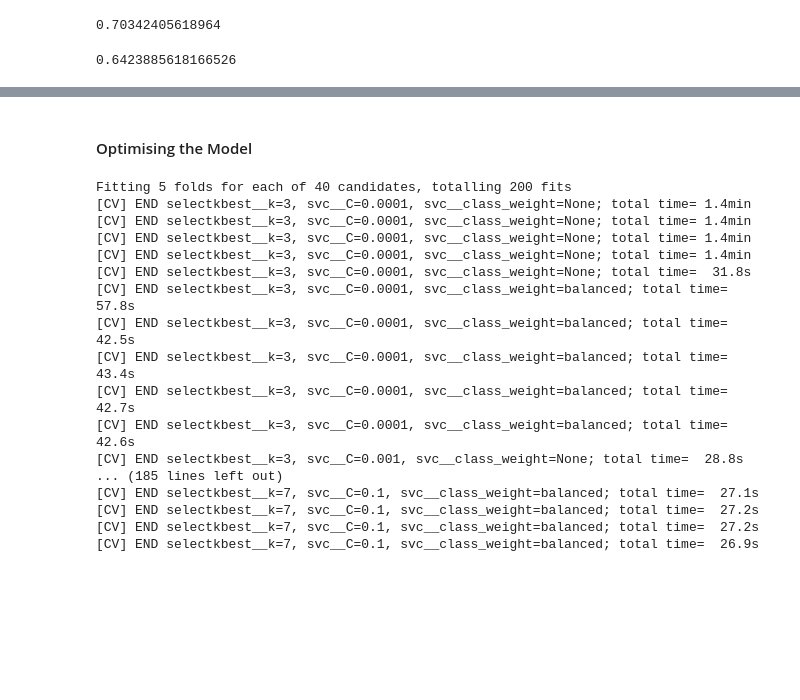
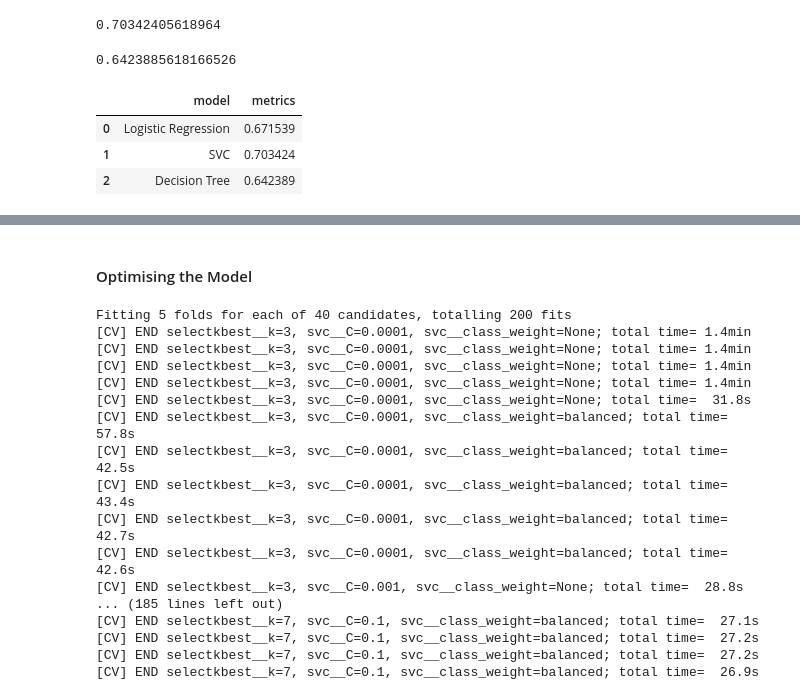
Before and after one commit to s-patel12/data_science_nanodegree, a Jupyter notebook: Capstone_Project_Starbucks/Starbucks_Capstone_notebook.ipynb, the cells around one changed output, grey strips where cells are left out. Saved outputs shown, nothing was run; the diff lists cells and outputs as text; code cells hidden in the pictures; blank space fills up the shorter version.

```diff
--- a/Capstone_Project_Starbucks/Starbucks_Capstone_notebook.ipynb
+++ b/Capstone_Project_Starbucks/Starbucks_Capstone_notebook.ipynb
@@ -1127,4 +1116,10 @@ accuracy_3
 0.6423885618166526
 # %%
 metrics_df = pd.DataFrame({'model':['Logistic Regression', 'SVC', 'Decision Tree'],'metrics':[accuracy, accuracy_2, accuracy_3]})
+metrics_df
+# %% [output]
+|  | model | metrics |
+| 0 | Logistic Regression | 0.671539 |
+| 1 | SVC | 0.703424 |
+| 2 | Decision Tree | 0.642389 |
 # %% [markdown]
```
Also changed, not shown: parts of 17 cells of this notebook.
